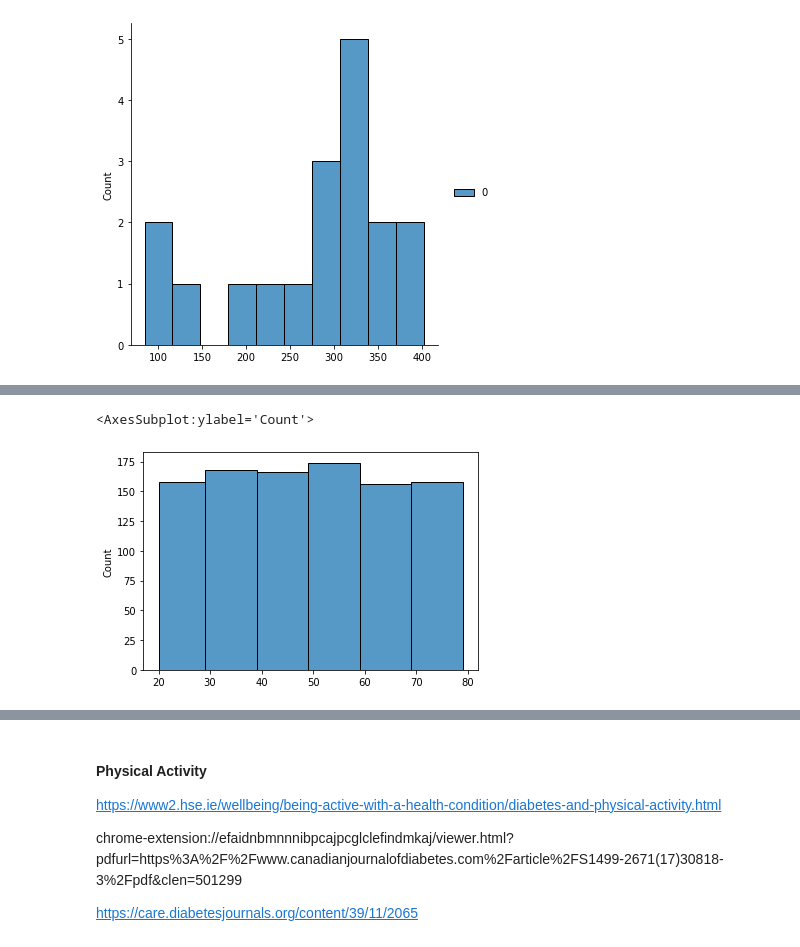
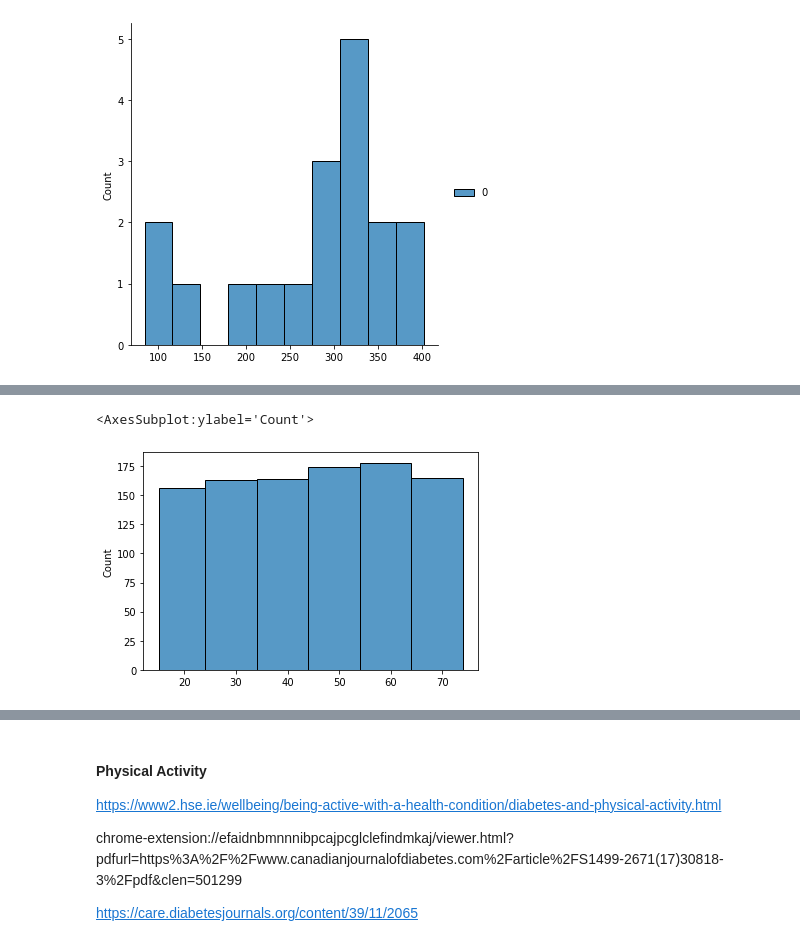
Before and after one commit to donneger/PFDA_Project_2021, a Jupyter notebook: PFDA_Project_2021.ipynb, the cells around one changed output, grey strips where cells are left out. Saved outputs shown, nothing was run; the diff lists cells and outputs as text; code cells hidden in the pictures.

```diff
--- a/PFDA_Project_2021.ipynb
+++ b/PFDA_Project_2021.ipynb
@@ -127,10 +131,11 @@ df_21.loc[4:5]
 # %%
-pop=np.random.uniform(20, 80, 1000)
+random.seed(1)
+pop=np.random.uniform(15, 74, 1000)
 # %%
-sns.histplot(pop, bins=[20, 29, 39, 49, 59, 69, 79])
+sns.histplot(pop, bins=[15, 24, 34, 44, 54, 64, 74])
 # %% [output]
 <AxesSubplot:ylabel='Count'>
-[figure, old version]
+[figure, new version]
 # %% [markdown]
 #### Weight
 Weight is a primary risk factor for developing Type2 Diabetes. As described above excess fatty tissue interferes with the cells ability to absorb insulin and contributes to reduced insulin output from the pancreas. All of the research indicates a clear and causal relationship between the increasing weight trends in populations and the increased incidence of diabetes, in particuar across the developed world, the US being a prime example. The trends in Ireland show a similar profile, in fact thbe most recent study by Eurostat indicates that Ireland has the second highest rate of obesity in the EU with 26% of the adult population classified as obese (up from 14% in a 2014 study), and overall 56% of the adult population classified as overweight.
```
Also changed, not shown: parts of 6 cells of this notebook.
